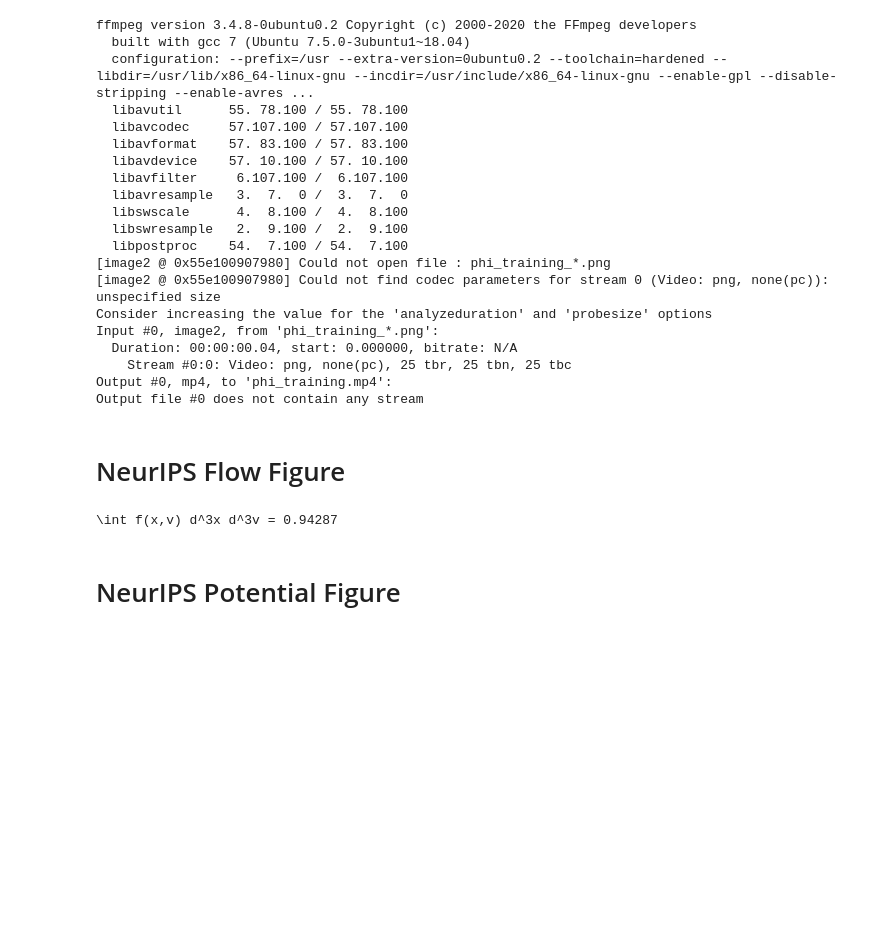
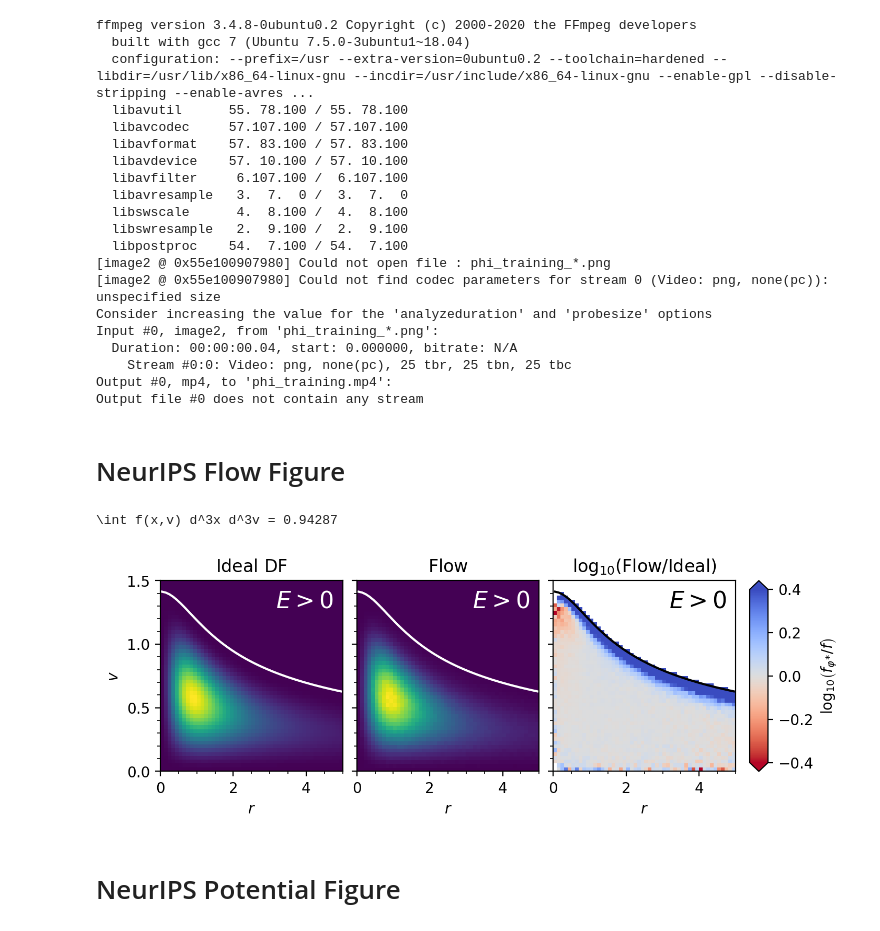
Before and after one commit to tingyuansen/deep-potential, a Jupyter notebook: notebooks/plummer_sphere_example.ipynb, the cells around one changed output. Saved outputs shown, nothing was run; the diff lists cells and outputs as text; code cells hidden in the pictures; blank space fills up the shorter version.

```diff
--- a/notebooks/plummer_sphere_example.ipynb
+++ b/notebooks/plummer_sphere_example.ipynb
@@ -991,8 +991,8 @@ def create_neurips_flow_figure():
     v_lim = (0., 1.5)
     bins = (50, 50)
 
-    r = np.linspace(r_lim[0], r_lim[1], bins[0]+1)
-    v = np.linspace(v_lim[0], v_lim[1], bins[1]+1)
+    r = np.linspace(r_lim[0], r_lim[1], 2*bins[0]+1)
+    v = np.linspace(v_lim[0], v_lim[1], 2*bins[1]+1)
 
     r = 0.5 * (r[:-1] + r[1:])
     v = 0.5 * (v[:-1] + v[1:])
@@ -1005,6 +1005,12 @@ def create_neurips_flow_figure():
     A = 24 * np.sqrt(2.) / (7 * np.pi**3)
 
     n = A * (4*np.pi)**2 * rr**2 * vv**2 * df
+
+    # Downsample by a factor of 2
+    n = 0.5 * (n[:-1:2] + n[1::2])
+    n = 0.5 * (n[:,:-1:2] + n[:,1::2])
+    r = 0.5 * (r[:-1:2] + r[1::2])
+    v = 0.5 * (v[:-1:2] + v[1::2])
 
     fig,ax_arr = plt.subplots(
         1,4,
@@ -1069,17 +1075,18 @@ def create_neurips_flow_figure():
         bins=bins,
         range=[r_lim,v_lim],
         density=False,
-        # rasterized=True
+        rasterized=True
     )
 
     # Residuals (samples - ideal)
     n_0 = n*dr*dv * n_samples
-    img = (n_samp.T - n_0) / n_0
+    # img = (n_samp.T - n_0) / n_0
+    img = np.log10(n_samp.T) - np.log10(n_0)
     im_diff = ax_diff.imshow(
         img,
         extent=r_lim+v_lim,
-        vmax=0.1,
-        vmin=-0.1,
+        vmax=0.4,
+        vmin=-0.4,
         origin='lower',
         aspect='auto',
         cmap='coolwarm_r',
@@ -1094,35 +1101,42 @@ def create_neurips_flow_figure():
         a.text(
             0.95, 0.95, r'$E > 0$',
             ha='right', va='top',
             fontsize=16, c=c,
             transform=a.transAxes
         )
         a.yaxis.set_major_locator(MultipleLocator(2.))
         a.xaxis.set_minor_locator(AutoMinorLocator())
         a.yaxis.set_major_locator(MultipleLocator(0.5))
         a.yaxis.set_minor_locator(AutoMinorLocator())
 
     # Colorbars
     # cb = fig.colorbar(im, cax=cax, label=r'$N$')
-    cb_diff = fig.colorbar(im_diff, cax=cax_diff, label=r'$\Delta N / N$')
+    cb_diff = fig.colorbar(
+        im_diff,
+        cax=cax_diff,
+        label=r'$\log_{10} \left( f_{\varphi^{\ast}} / f \right)$',
+        extend='both'
+    )
 
     # Axes labels
     ax_flow.set_yticklabels([])
     ax_diff.set_yticklabels([])
     ax_ideal.set_ylabel(r'$v$')
 
     # Labels
     ax_ideal.set_title(r'$\mathrm{Ideal\ DF}$')
     ax_flow.set_title(r'$\mathrm{Flow}$')
-    ax_diff.set_title(r'$\left( \mathrm{Flow} - \mathrm{Ideal} \right) \, / \, \mathrm{Ideal}$')
+    # ax_diff.set_title(r'$\left( \mathrm{Flow} - \mathrm{Ideal} \right) \, / \, \mathrm{Ideal}$')
+    ax_diff.set_title(r'$\log_{10} \left( \mathrm{Flow} / \mathrm{Ideal} \right)$')
 
     return fig
 
 fig = create_neurips_flow_figure()
 plt.savefig('flow_vs_ideal.pdf', dpi=200)
 plt.show()
 # %% [output]
 \int f(x,v) d^3x d^3v = 0.94287
+[figure, added]
 # %% [markdown]
 # NeurIPS Potential Figure
 # %%
```
Also changed, not shown: parts of 1 cell of this notebook.
